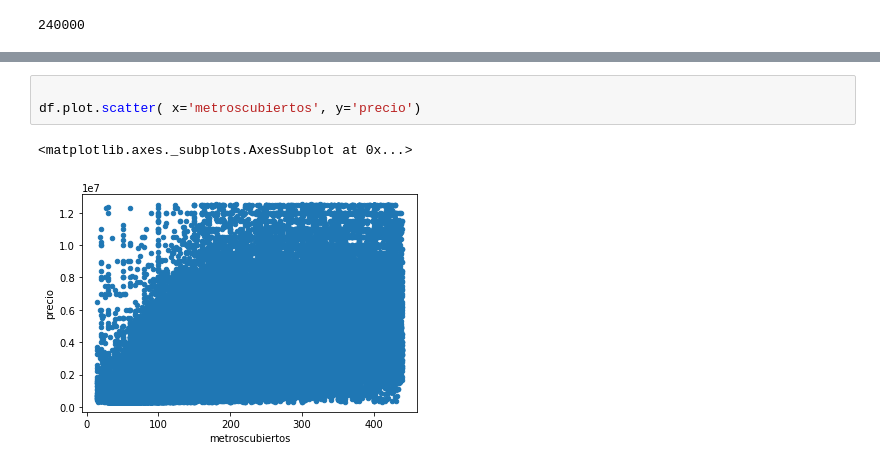
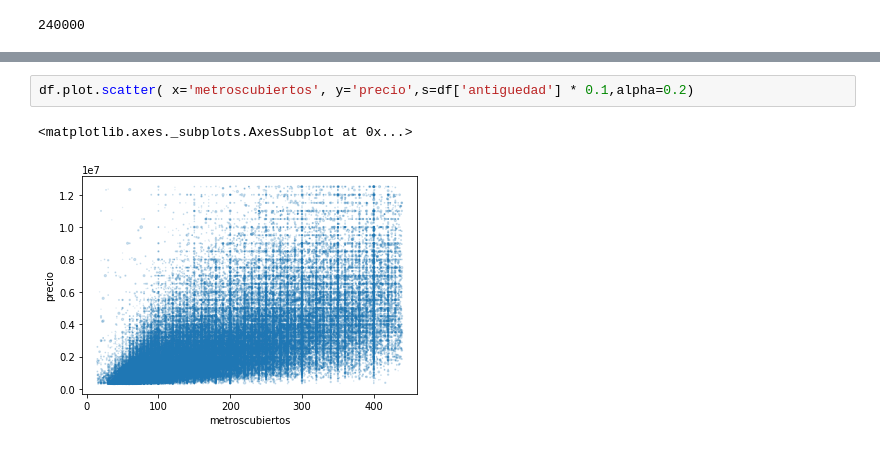
Before and after one commit to cessar5/7506_20192C, a Jupyter notebook: tp1.ipynb, the cells around one changed output, grey strips where cells are left out. Saved outputs shown, nothing was run; the diff lists cells and outputs as text.

```diff
--- a/tp1.ipynb
+++ b/tp1.ipynb
@@ -130,6 +161,5 @@ df['precio'].isnull().count()
 # %%
-
-df.plot.scatter( x='metroscubiertos', y='precio')
+df.plot.scatter( x='metroscubiertos', y='precio',s=df['antiguedad'] * 0.1,alpha=0.2)
 # %% [output]
 <matplotlib.axes._subplots.AxesSubplot at 0x...>
-[figure, old version]
+[figure, new version]
```
Also changed, not shown: parts of 5 cells of this notebook.
